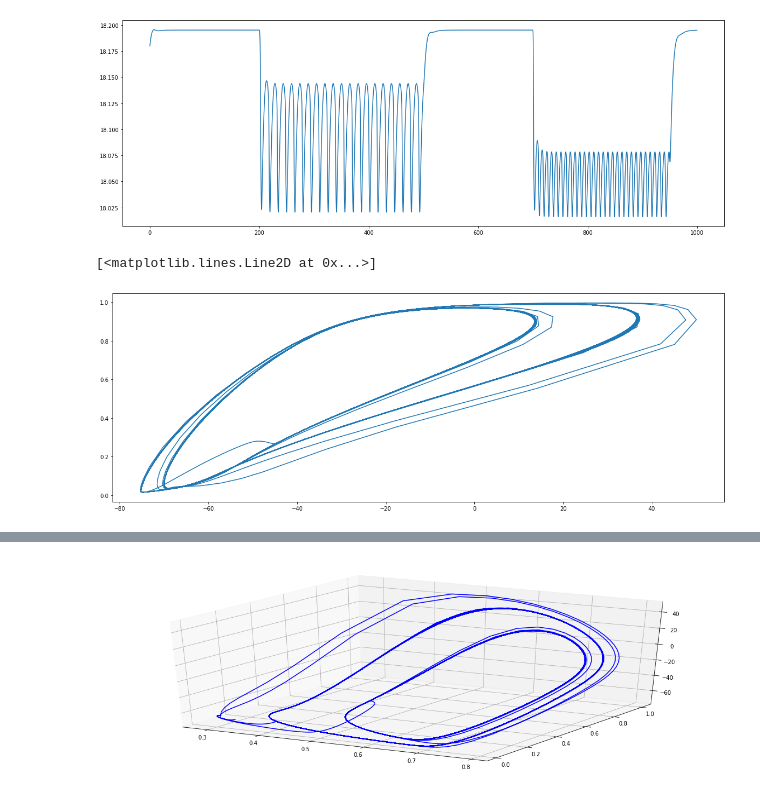
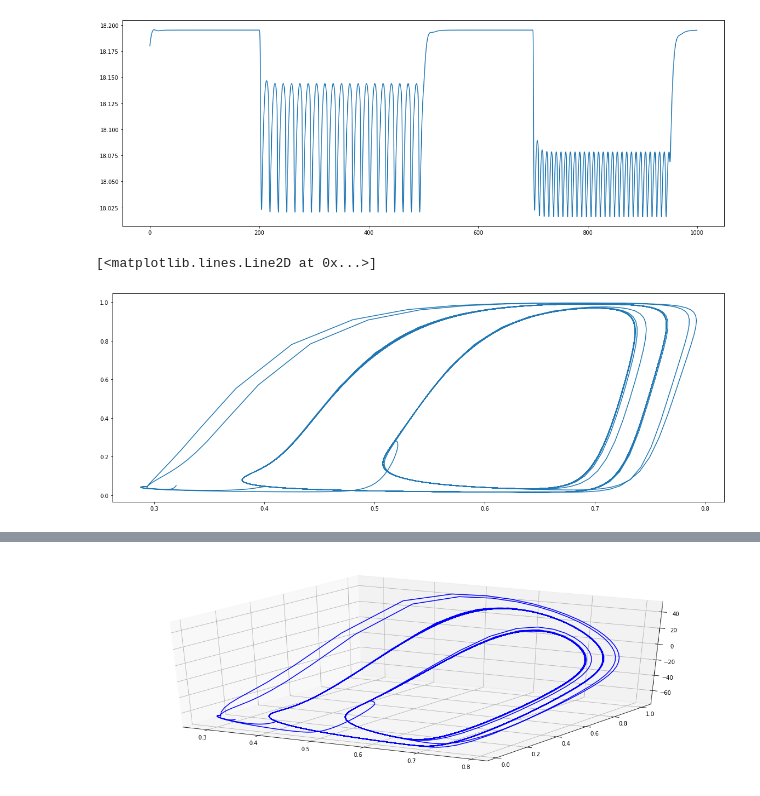
Before and after one commit to SABS-R3-projects/Hodgkin_Huxkley, a Jupyter notebook: Hodgkin_Huxley.ipynb, the cells around one changed output, grey strips where cells are left out. Drawn from its saved outputs; the diff is of its cells as text; code cells hidden in the pictures.

```diff
--- a/Hodgkin_Huxley.ipynb
+++ b/Hodgkin_Huxley.ipynb
@@ -156,10 +156,10 @@ plt.show()
 # %% [output]
 [figure]
 # %%
-plt.plot(sol[:,0],sol[:,2])
+plt.plot(sol[:,1],sol[:,2])
 # %% [output]
 [<matplotlib.lines.Line2D at 0x...>]
-[figure, old version]
+[figure, new version]
 # %%
 ymax = plt.ylim(ymin=0)[1]                        # get axis limits
 xmax = plt.xlim(xmin=0)[1]
```
Also changed, not shown: parts of 3 cells of this notebook, 1 other file.
